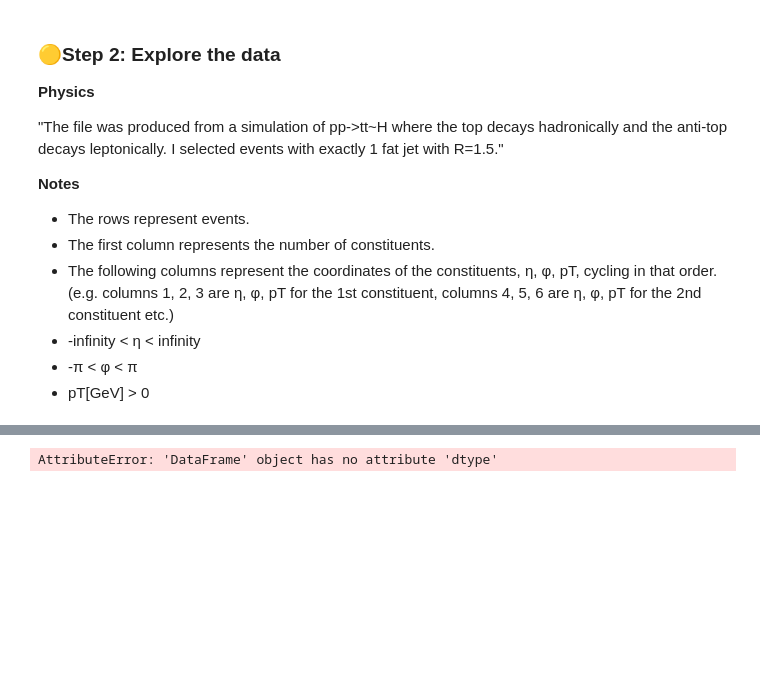
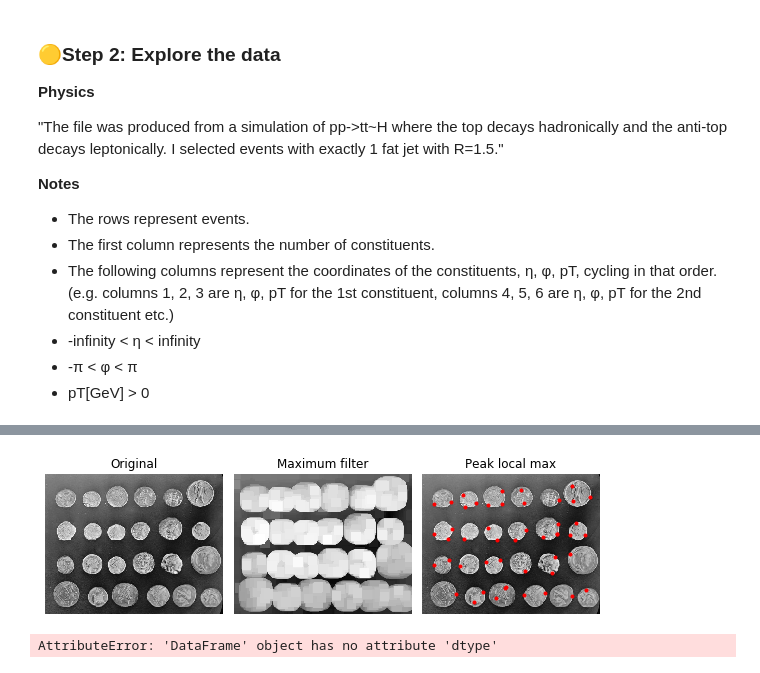
Before and after one commit to johngeorgousis/jet-classifier, a Jupyter notebook: MAIN.ipynb, the cells around one changed output, grey strips where cells are left out. Cells and saved outputs as stored; diff of their text form; code cells hidden in the pictures; blank space fills up the shorter version.

```diff
--- a/MAIN.ipynb
+++ b/MAIN.ipynb
@@ -89,3 +156,35 @@ Length: 109, dtype: object
+# %%
+im = img_as_float(data.coins())
+
+# image_max is the dilation of im with a 20*20 structuring element
+# It is used within peak_local_max function
+image_max = ndimage.maximum_filter(im, size=20, mode='constant')
+
+# Comparison between image_max and im to find the coordinates of local maxima
+coordinates = peak_local_max(im, min_distance=20)
+
+# display results
+fig, axes = plt.subplots(1, 3, figsize=(8, 3), sharex=True, sharey=True)
+ax = axes.ravel()
+ax[0].imshow(im, cmap=plt.cm.gray)
+ax[0].axis('off')
+ax[0].set_title('Original')
+
+ax[1].imshow(image_max, cmap=plt.cm.gray)
+ax[1].axis('off')
+ax[1].set_title('Maximum filter')
+
+ax[2].imshow(im, cmap=plt.cm.gray)
+ax[2].autoscale(False)
+ax[2].plot(coordinates[:, 1], coordinates[:, 0], 'r.')
+ax[2].axis('off')
+ax[2].set_title('Peak local max')
+
+fig.tight_layout()
+
+plt.show()
+# %% [output]
+[figure, added]
 # %%
 import pickle
 import gzip
```
Also changed, not shown: parts of 8 cells of this notebook, 1 other file.
